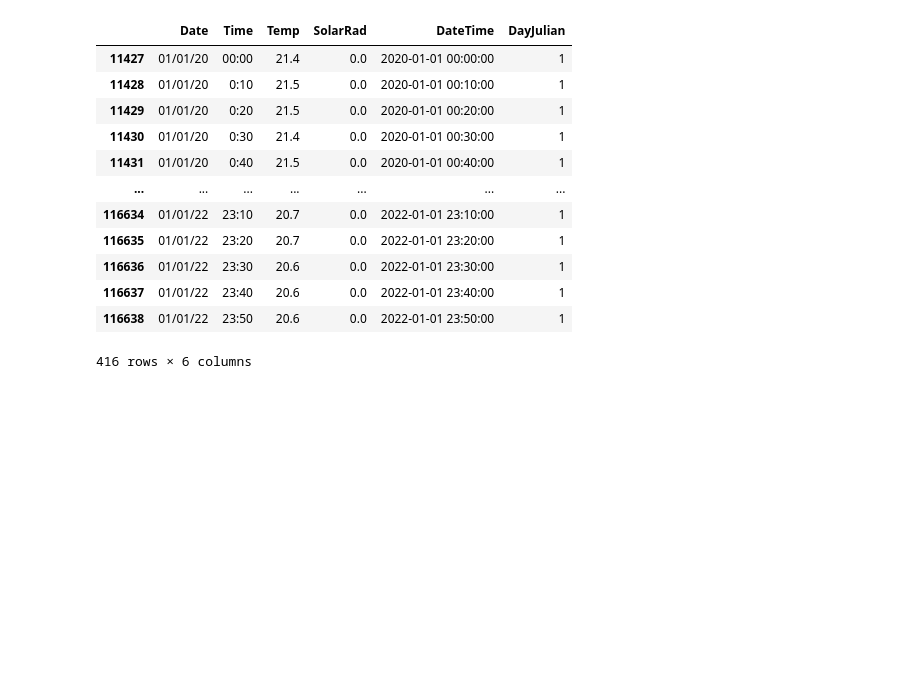
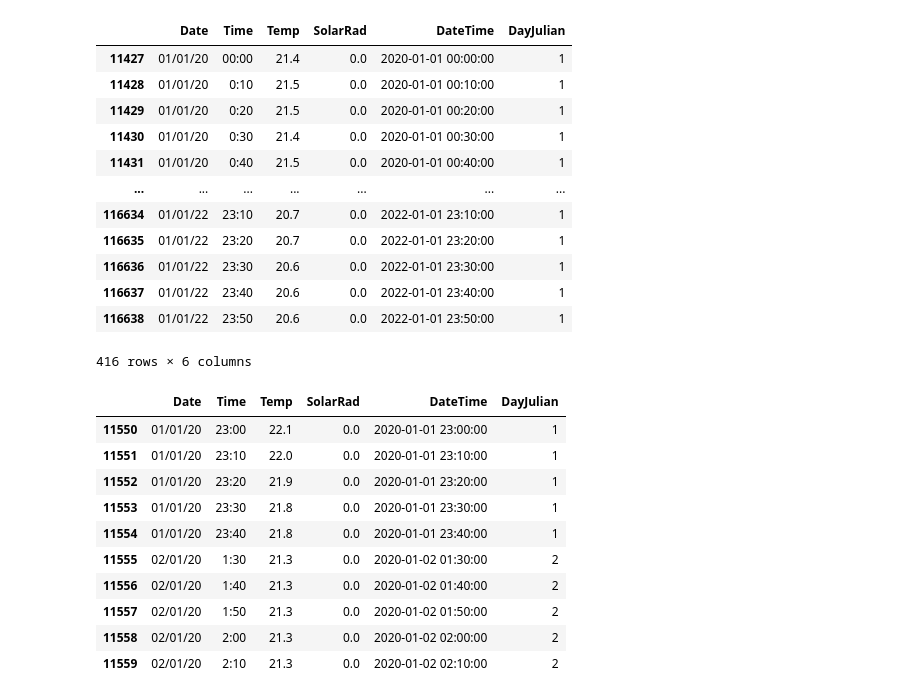
Before and after one commit to Pr0nel/weather_data, a Jupyter notebook: Notebooks/1.0 Exploracion Dataset.ipynb, the cells around one changed output. Saved outputs shown, nothing was run; the diff lists cells and outputs as text; code cells hidden in the pictures; blank space fills up the shorter version.

```diff
--- a/Notebooks/1.0 Exploracion Dataset.ipynb
+++ b/Notebooks/1.0 Exploracion Dataset.ipynb
@@ -347,3 +346,17 @@ data.loc[data['DayJulian']==1]
 | 116637 | 01/01/22 | 23:40 | 20.6 | 0.0 | 2022-01-01 23:40:00 | 1 |
 | 116638 | 01/01/22 | 23:50 | 20.6 | 0.0 | 2022-01-01 23:50:00 | 1 |
 416 rows × 6 columns
+# %%
+data[11550:11560]
+# %% [output]
+|  | Date | Time | Temp | SolarRad | DateTime | DayJulian |
+| 11550 | 01/01/20 | 23:00 | 22.1 | 0.0 | 2020-01-01 23:00:00 | 1 |
+| 11551 | 01/01/20 | 23:10 | 22.0 | 0.0 | 2020-01-01 23:10:00 | 1 |
+| 11552 | 01/01/20 | 23:20 | 21.9 | 0.0 | 2020-01-01 23:20:00 | 1 |
+| 11553 | 01/01/20 | 23:30 | 21.8 | 0.0 | 2020-01-01 23:30:00 | 1 |
+| 11554 | 01/01/20 | 23:40 | 21.8 | 0.0 | 2020-01-01 23:40:00 | 1 |
+| 11555 | 02/01/20 | 1:30 | 21.3 | 0.0 | 2020-01-02 01:30:00 | 2 |
+| 11556 | 02/01/20 | 1:40 | 21.3 | 0.0 | 2020-01-02 01:40:00 | 2 |
+| 11557 | 02/01/20 | 1:50 | 21.3 | 0.0 | 2020-01-02 01:50:00 | 2 |
+| 11558 | 02/01/20 | 2:00 | 21.3 | 0.0 | 2020-01-02 02:00:00 | 2 |
+| 11559 | 02/01/20 | 2:10 | 21.3 | 0.0 | 2020-01-02 02:10:00 | 2 |
```
Also changed, not shown: parts of 7 cells of this notebook.
